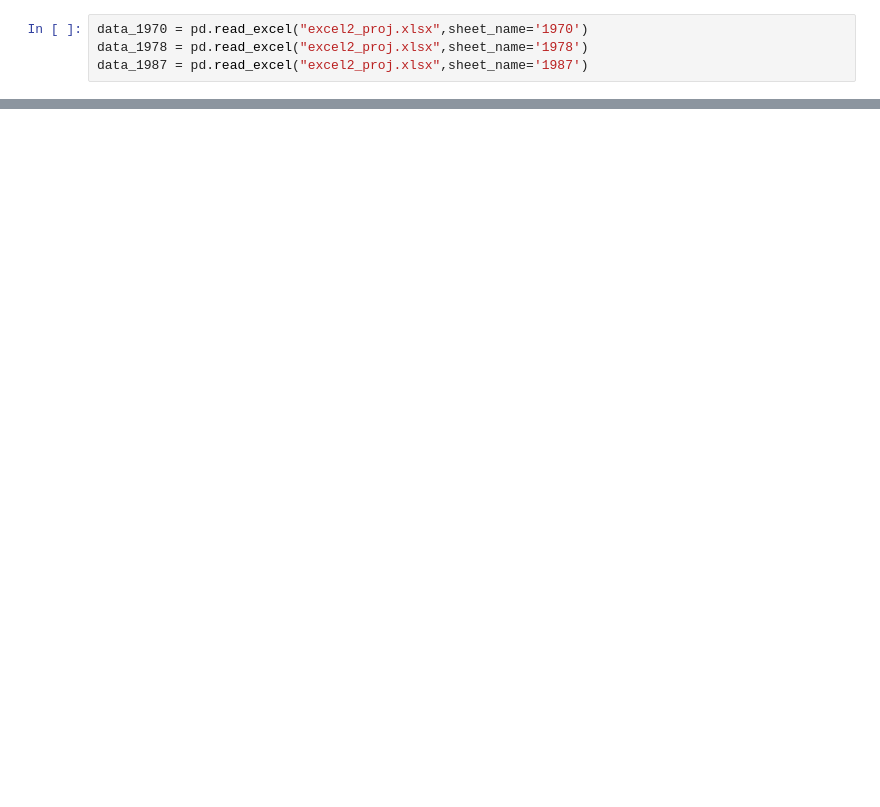
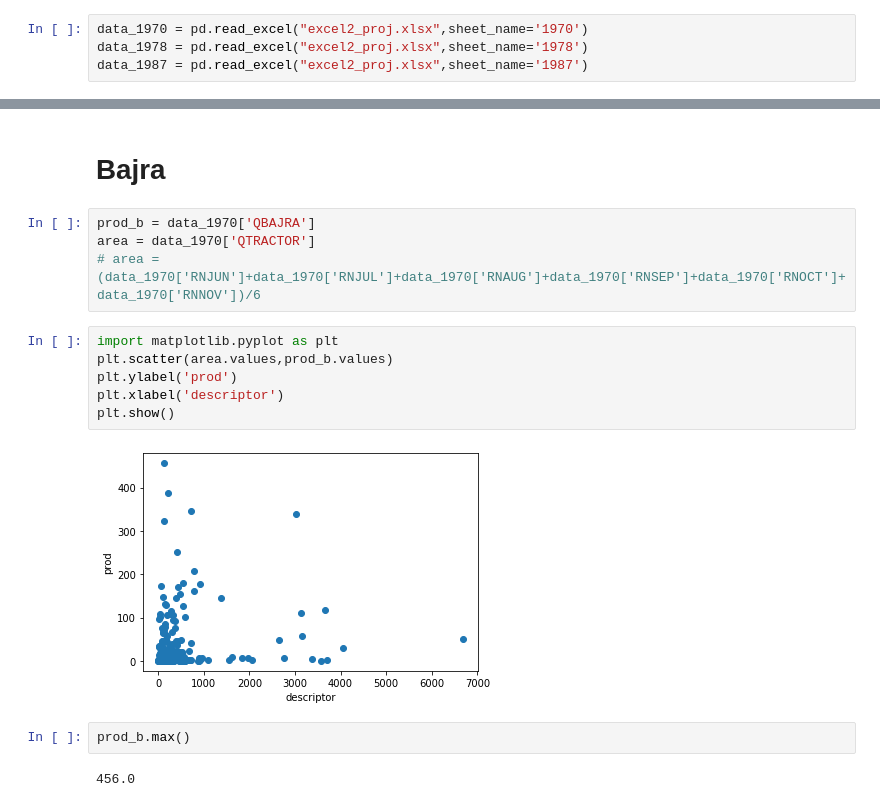
Before and after one commit to Vikram1511/Econometric_project-, a Jupyter notebook: Untitled.ipynb, the cells around one changed output, grey strips where cells are left out. Cells and saved outputs as stored; diff of their text form; blank space fills up the shorter version.

```diff
--- a/Untitled.ipynb
+++ b/Untitled.ipynb
@@ -19,0 +96,18 @@ data_1970.columns
+# %% [markdown]
+# Bajra
+# %%
+prod_b = data_1970['QBAJRA']
+area = data_1970['QTRACTOR']
+# area = (data_1970['RNJUN']+data_1970['RNJUL']+data_1970['RNAUG']+data_1970['RNSEP']+data_1970['RNOCT']+data_1970['RNNOV'])/6
+# %%
+import matplotlib.pyplot as plt
+plt.scatter(area.values,prod_b.values)
+plt.ylabel('prod')
+plt.xlabel('descriptor')
+plt.show()
+# %% [output]
+[figure, added]
+# %%
+prod_b.max()
+# %% [output]
+456.0
```
Also changed, not shown: parts of 11 cells of this notebook, 5 other files.
